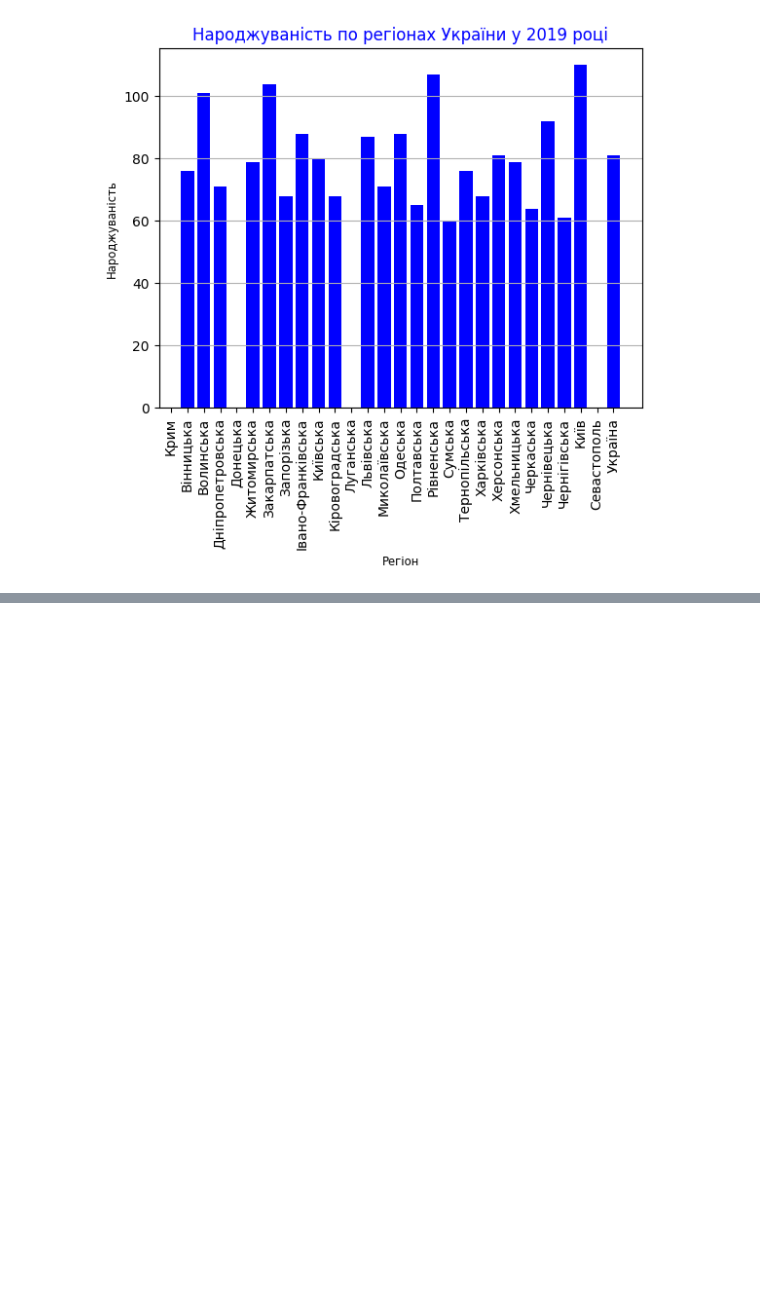
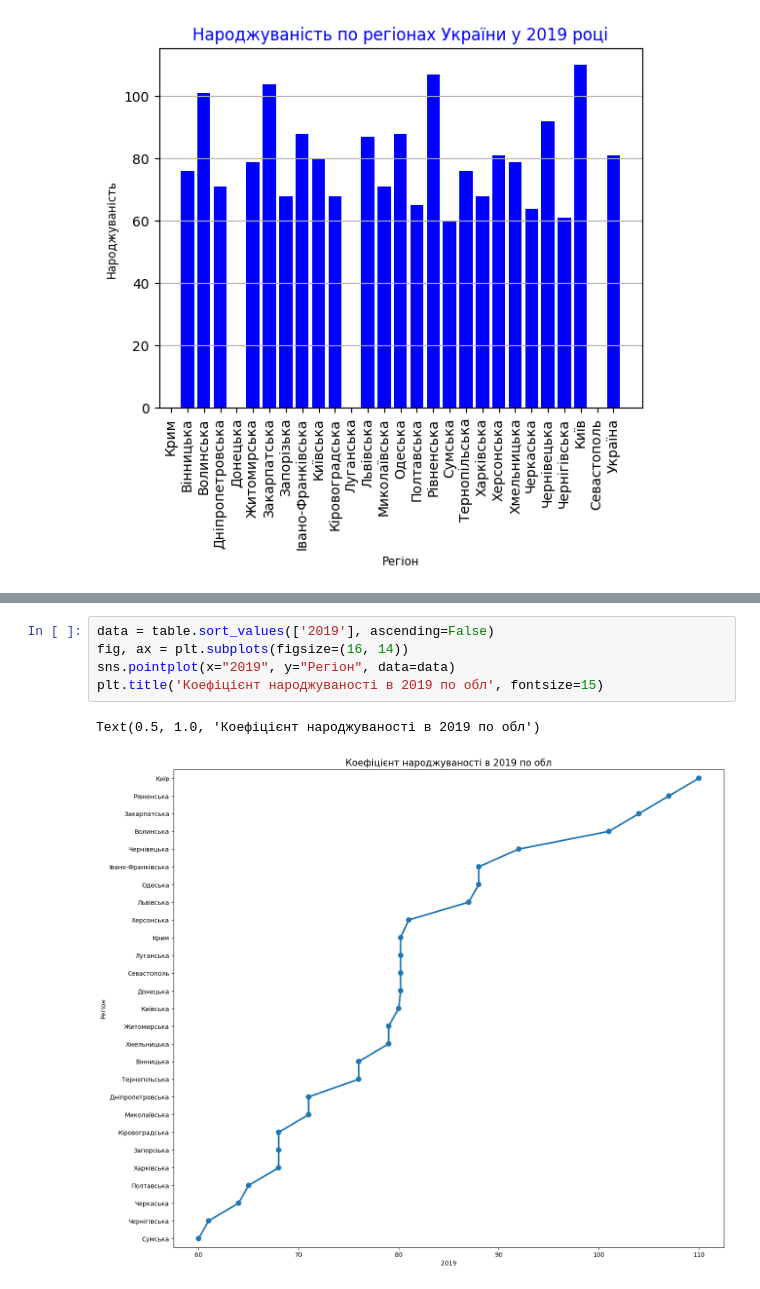
Before and after one commit to Maria-hub746/Python_DS_hw_2, a Jupyter notebook: Hw2.1.ipynb, the cells around one changed output, grey strips where cells are left out. Drawn from its saved outputs; the diff is of its cells as text; blank space fills up the shorter version.

```diff
--- a/Hw2.1.ipynb
+++ b/Hw2.1.ipynb
@@ -182,0 +183,8 @@ plt.show()
+# %%
+data = table.sort_values(['2019'], ascending=False)
+fig, ax = plt.subplots(figsize=(16, 14))
+sns.pointplot(x="2019", y="Регіон", data=data)
+plt.title('Коефіцієнт народжуваності в 2019 по обл', fontsize=15)
+# %% [output]
+Text(0.5, 1.0, 'Коефіцієнт народжуваності в 2019 по обл')
+[figure, added]
```
Also changed, not shown: parts of 4 cells of this notebook, 2 other files.
